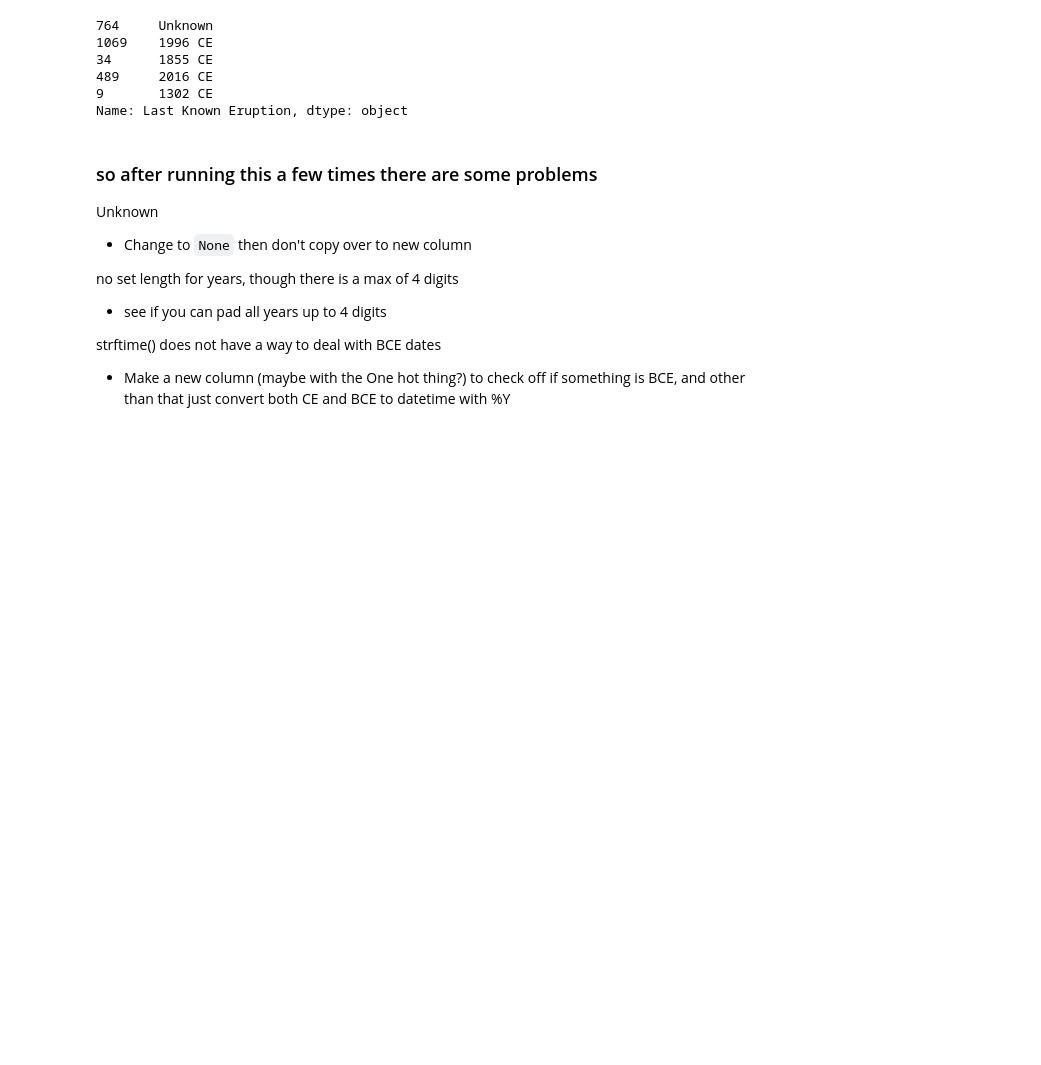
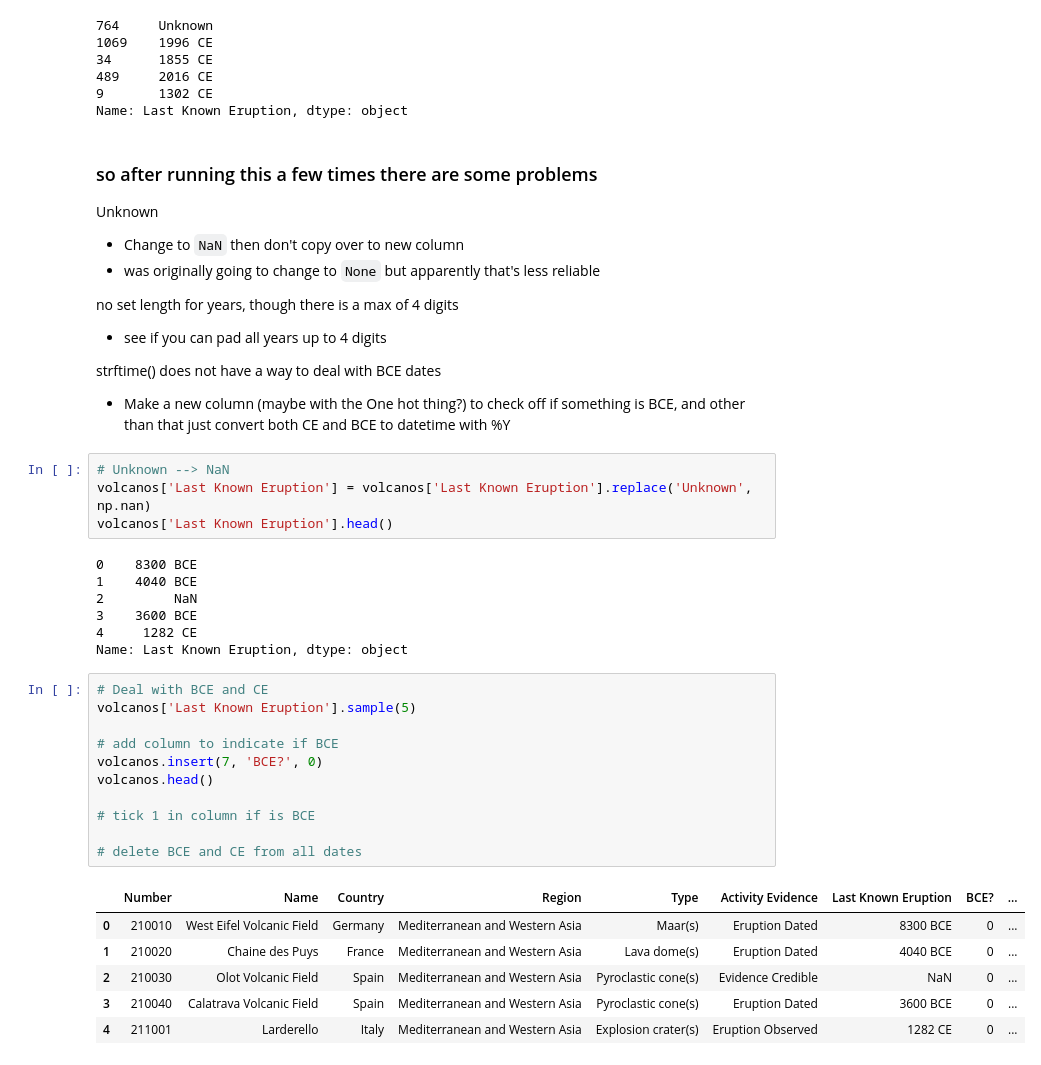
Before and after one commit to ijessicachen/introdatascience, a Jupyter notebook: 2-Working-With-Data/08-data-preparation/datacleaning-parsingdates.ipynb, the cells around one changed output. Saved outputs shown, nothing was run; the diff lists cells and outputs as text; blank space fills up the shorter version.

````diff
--- a/2-Working-With-Data/08-data-preparation/datacleaning-parsingdates.ipynb
+++ b/2-Working-With-Data/08-data-preparation/datacleaning-parsingdates.ipynb
@@ -275,10 +275,40 @@ Name: Last Known Eruption, dtype: object
 # %% [markdown]
 ### so after running this a few times there are some problems
 Unknown
-   - Change to ```None``` then don't copy over to new column
+   - Change to ```NaN``` then don't copy over to new column
+   - was originally going to change to ```None``` but apparently that's less reliable
 
 no set length for years, though there is a max of 4 digits
    - see if you can pad all years up to 4 digits
 
 strftime() does not have a way to deal with BCE dates
    - Make a new column (maybe with the One hot thing?) to check off if something is BCE, and other than that just convert both CE and BCE to datetime with %Y
+# %%
+# Unknown --> NaN
+volcanos['Last Known Eruption'] = volcanos['Last Known Eruption'].replace('Unknown', np.nan)
+volcanos['Last Known Eruption'].head()
+# %% [output]
+0    8300 BCE
+1    4040 BCE
+2         NaN
+3    3600 BCE
+4     1282 CE
+Name: Last Known Eruption, dtype: object
+# %%
+# Deal with BCE and CE
+volcanos['Last Known Eruption'].sample(5)
+
+# add column to indicate if BCE
+volcanos.insert(7, 'BCE?', 0)
+volcanos.head()
+
+# tick 1 in column if is BCE
+
+# delete BCE and CE from all dates
+# %% [output]
+|  | Number | Name | Country | Region | Type | Activity Evidence | Last Known Eruption | BCE? | ... |
+| 0 | 210010 | West Eifel Volcanic Field | Germany | Mediterranean and Western Asia | Maar(s) | Eruption Dated | 8300 BCE | 0 | ... |
+| 1 | 210020 | Chaine des Puys | France | Mediterranean and Western Asia | Lava dome(s) | Eruption Dated | 4040 BCE | 0 | ... |
+| 2 | 210030 | Olot Volcanic Field | Spain | Mediterranean and Western Asia | Pyroclastic cone(s) | Evidence Credible | NaN | 0 | ... |
+| 3 | 210040 | Calatrava Volcanic Field | Spain | Mediterranean and Western Asia | Pyroclastic cone(s) | Eruption Dated | 3600 BCE | 0 | ... |
+| 4 | 211001 | Larderello | Italy | Mediterranean and Western Asia | Explosion crater(s) | Eruption Observed | 1282 CE | 0 | ... |
````
